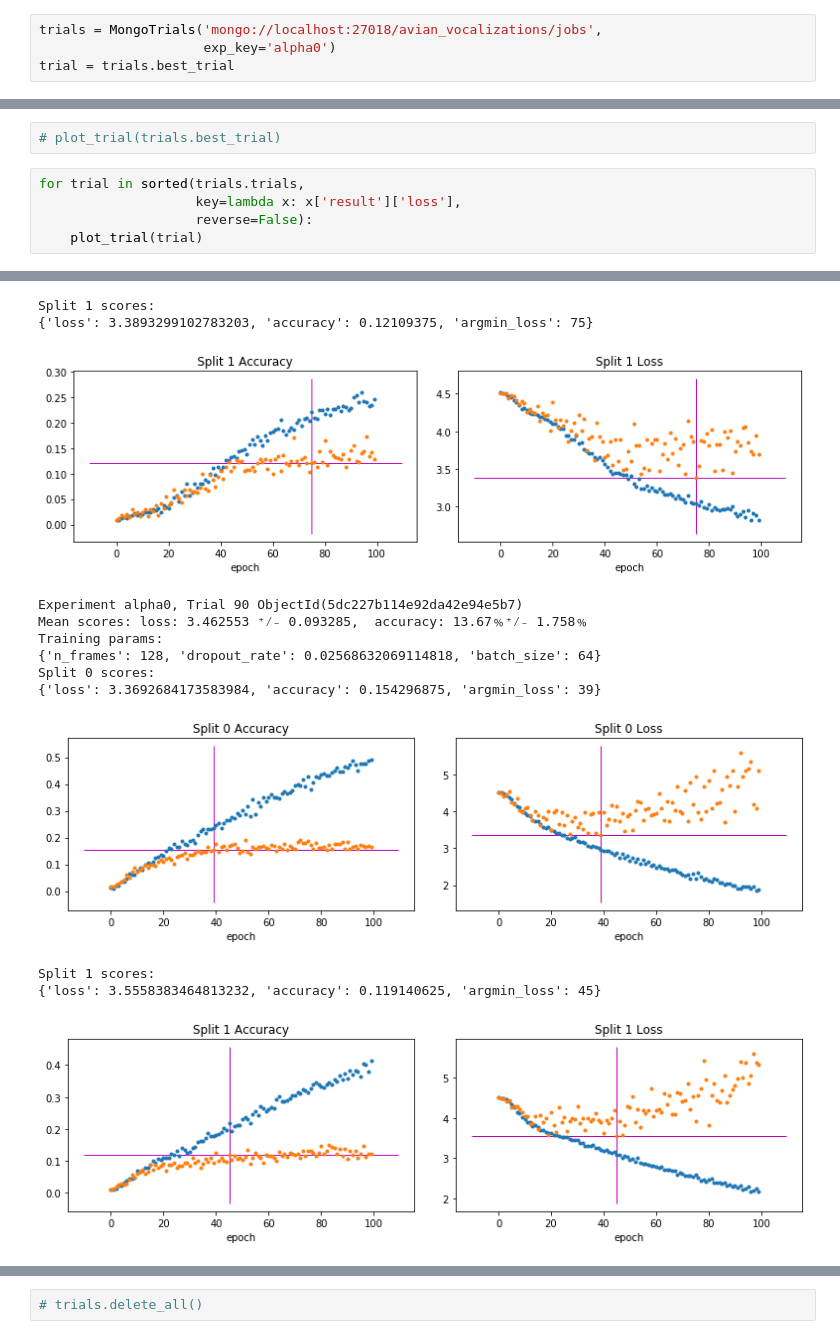
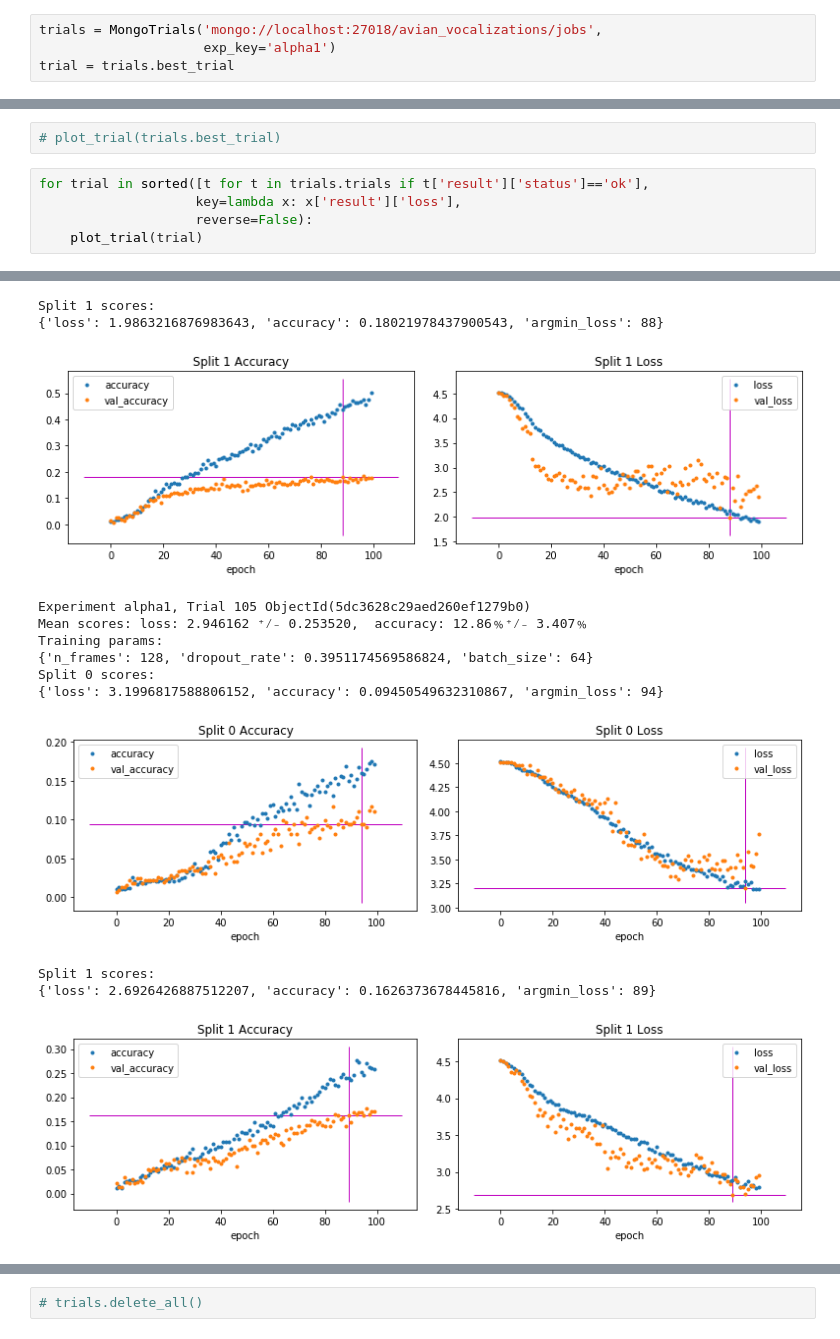
Before and after one commit to samhiatt/avian_vocalizations, a Jupyter notebook: notebooks/HyperoptTrials.ipynb, the cells around one changed output, grey strips where cells are left out. Cells and saved outputs as stored; diff of their text form.

```diff
--- a/notebooks/HyperoptTrials.ipynb
+++ b/notebooks/HyperoptTrials.ipynb
@@ -39,5 +38,5 @@ Starting instance 405882.
 tunnel = instance.get_tunnel(27018, 27017)
 # %%
 trials = MongoTrials('mongo://localhost:27018/avian_vocalizations/jobs',
-                     exp_key='alpha0')
+                     exp_key='alpha1')
 trial = trials.best_trial
@@ -92,7 +94,7 @@ def plot_split(i, trial):
 # %%
 # plot_trial(trials.best_trial)
 # %%
-for trial in sorted(trials.trials,
+for trial in sorted([t for t in trials.trials if t['result']['status']=='ok'],
                     key=lambda x: x['result']['loss'],
                     reverse=False):
     plot_trial(trial)
@@ -117,13 +119,13 @@ Split 0 scores:
 Split 1 scores:
-{'loss': 3.3893299102783203, 'accuracy': 0.12109375, 'argmin_loss': 75}
+{'loss': 1.9863216876983643, 'accuracy': 0.18021978437900543, 'argmin_loss': 88}
-[figure, old version]
+[figure, new version]
-Experiment alpha0, Trial 90 ObjectId(5dc227b114e92da42e94e5b7)
-Mean scores: loss: 3.462553 ⁺⁄₋ 0.093285,  accuracy: 13.67﹪⁺⁄₋ 1.758﹪
+Experiment alpha1, Trial 105 ObjectId(5dc3628c29aed260ef1279b0)
+Mean scores: loss: 2.946162 ⁺⁄₋ 0.253520,  accuracy: 12.86﹪⁺⁄₋ 3.407﹪
 Training params:
-{'n_frames': 128, 'dropout_rate': 0.02568632069114818, 'batch_size': 64}
+{'n_frames': 128, 'dropout_rate': 0.3951174569586824, 'batch_size': 64}
 Split 0 scores:
-{'loss': 3.3692684173583984, 'accuracy': 0.154296875, 'argmin_loss': 39}
+{'loss': 3.1996817588806152, 'accuracy': 0.09450549632310867, 'argmin_loss': 94}
-[figure, old version]
+[figure, new version]
 Split 1 scores:
-{'loss': 3.5558383464813232, 'accuracy': 0.119140625, 'argmin_loss': 45}
+{'loss': 2.6926426887512207, 'accuracy': 0.1626373678445816, 'argmin_loss': 89}
-[figure, old version]
+[figure, new version]
```
Also changed, not shown: parts of 5 cells of this notebook, 3 other files.
